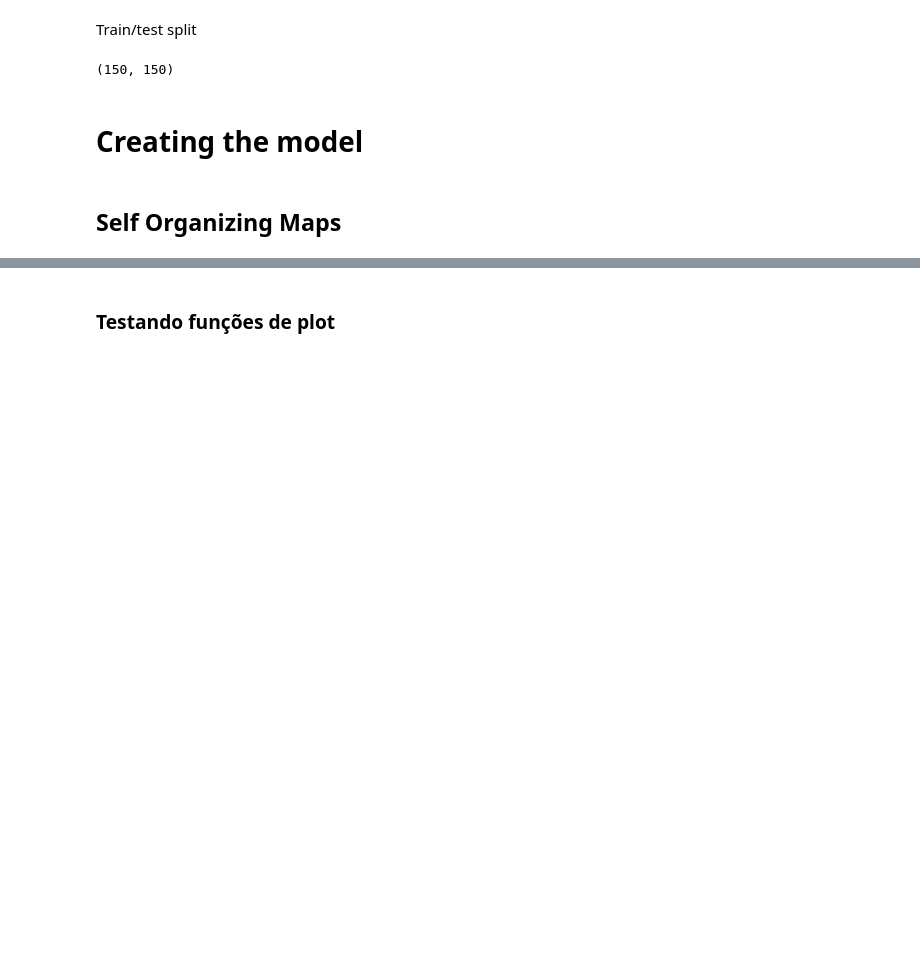
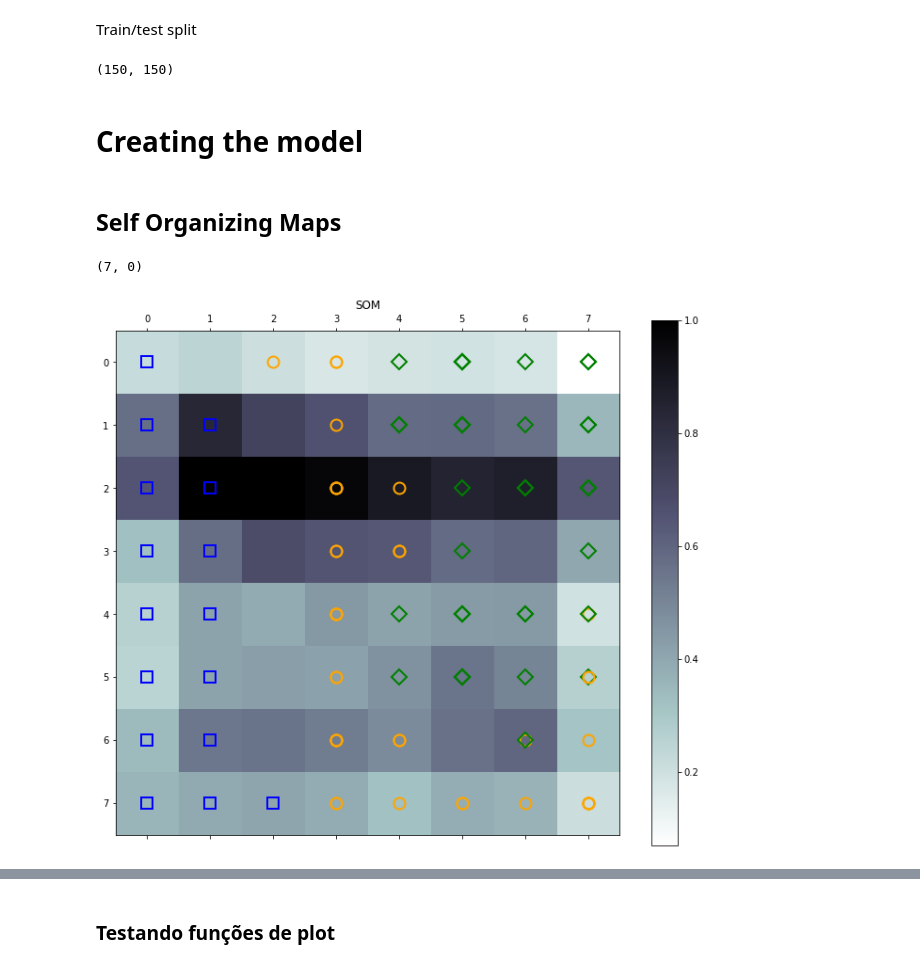
Before and after one commit to jcfl1/SOM-IrisDataset, a Jupyter notebook: SOM_IrisDataset.ipynb, the cells around one changed output, grey strips where cells are left out. Drawn from its saved outputs; the diff is of its cells as text; code cells hidden in the pictures; blank space fills up the shorter version.

```diff
--- a/SOM_IrisDataset.ipynb
+++ b/SOM_IrisDataset.ipynb
@@ -166,39 +182,37 @@ X_train, X_test, y_train, y_test = np.array(X_train), np.array(X_test), np.array
+# %%
+print(som.winner(setosa_samp))
+# %% [output]
+(7, 0)
 # %%
-def create_SOM(x, y, input_len, sigma, learning_rate):
-  new_df_X_array = np.array(new_df_X)
-  return MiniSom(
-    x = x,
-    y = y,
-    input_len = input_len,
-    sigma = sigma,
-    learning_rate = learning_rate)
-
-def train_SOM(som, X, iterations):
-  som.random_weights_init(X)
-  som.train_random(X, iterations)
-  return
+setosa_samp = np.array([5.1, 3.5, 1.4, 0.2])
 
 def print_distances_wns_labels(som, X, y):
   plt.figure(figsize=(12,10))
-  plt.pcolor(som.distance_map(), cmap='bone_r')
+  plt.matshow(som.distance_map(), fignum=1, cmap='bone_r')
   plt.colorbar()
 
-  markers = ['o','s','D']
-  colors = ['r', 'g', 'b']
+  markers = ['s','o','D']
+  colors = ['b', 'orange', 'g']
+  labels=le.inverse_transform([0, 1, 2])
   for i,curr_x in enumerate(X):
     w = som.winner(curr_x)
     plt.plot(
-        w[0]+0.5,
-        w[1]+0.5,
+        w[0],
+        w[1],
         marker=markers[y[i]],
         markerfacecolor='None',
         markeredgecolor=colors[y[i]],
         markersize=12,
-        markeredgewidth=2)
+        markeredgewidth=2,
+        label=labels[y[i]])
   plt.title("SOM")
-  plt.axis([0, som._weights.shape[0], 0, som._weights.shape[1]])
+  # plt.axis([0, som._weights.shape[0], 0, som._weights.shape[1]])
   plt.show()
   return
+
+print_distances_wns_labels(som=som, X=X_train, y=y_train)
+# %% [output]
+[figure, added]
 # %%
 def create_label_map(som, x_dim, y_dim, X, y):
   _x, _y = x_dim, y_dim
```
Also changed, not shown: parts of 22 cells of this notebook, 1 other file.
